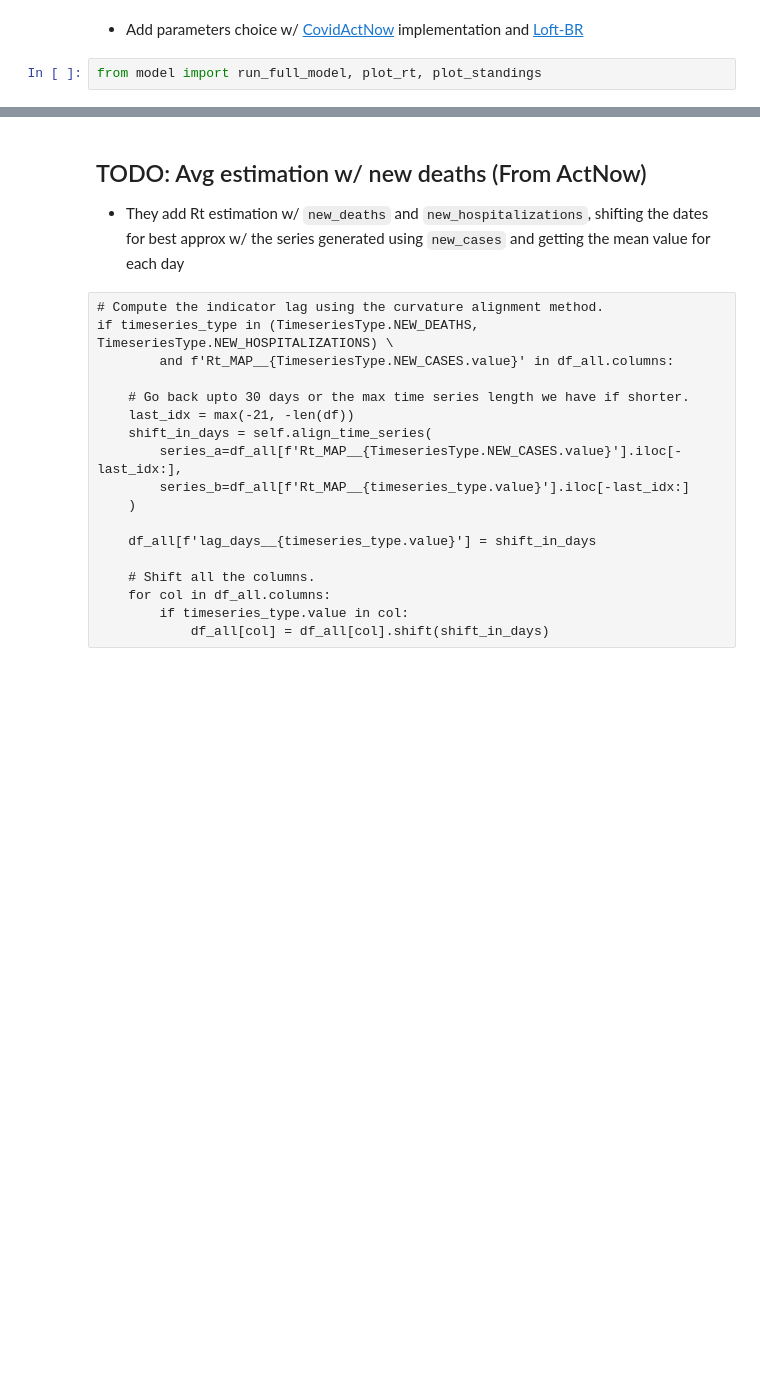
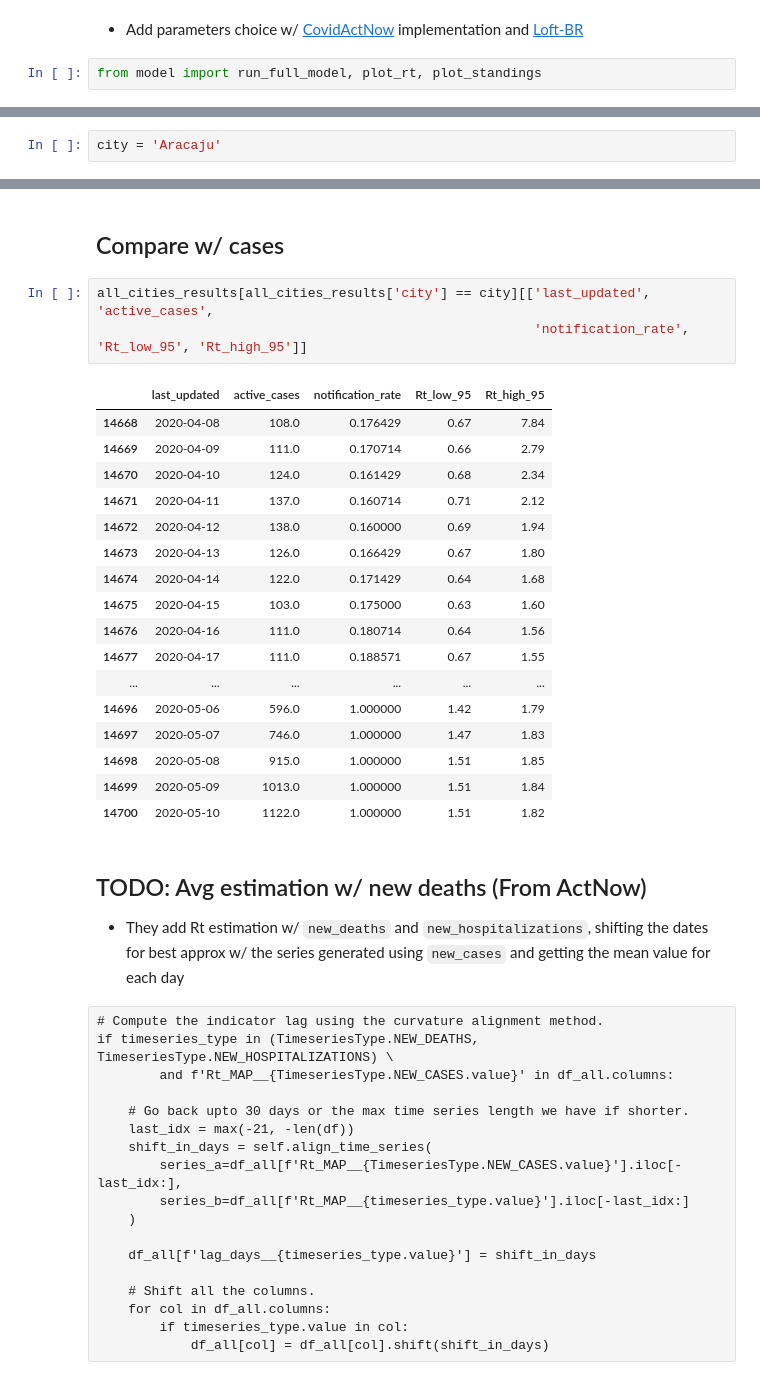
Before and after one commit to ImpulsoGov/coronacidades-datasource, a Jupyter notebook: notebooks/estimate_reproduction_number.ipynb, the cells around one changed output, grey strips where cells are left out. Drawn from its saved outputs; the diff is of its cells as text; blank space fills up the shorter version.

```diff
--- a/notebooks/estimate_reproduction_number.ipynb
+++ b/notebooks/estimate_reproduction_number.ipynb
@@ -329,0 +387,2 @@ plot_rt_states(loft_results.set_index(['date', 'state']))
+# %%
+city = 'Aracaju'
@@ -330,3 +394,26 @@ plot_rt_states(loft_results.set_index(['date', 'state']))
+# %% [markdown]
+## Compare w/ cases
+# %%
+all_cities_results[all_cities_results['city'] == city][['last_updated', 'active_cases',
+                                                        'notification_rate', 'Rt_low_95', 'Rt_high_95']]
+# %% [output]
+|  | last_updated | active_cases | notification_rate | Rt_low_95 | Rt_high_95 |
+| 14668 | 2020-04-08 | 108.0 | 0.176429 | 0.67 | 7.84 |
+| 14669 | 2020-04-09 | 111.0 | 0.170714 | 0.66 | 2.79 |
+| 14670 | 2020-04-10 | 124.0 | 0.161429 | 0.68 | 2.34 |
+| 14671 | 2020-04-11 | 137.0 | 0.160714 | 0.71 | 2.12 |
+| 14672 | 2020-04-12 | 138.0 | 0.160000 | 0.69 | 1.94 |
+| 14673 | 2020-04-13 | 126.0 | 0.166429 | 0.67 | 1.80 |
+| 14674 | 2020-04-14 | 122.0 | 0.171429 | 0.64 | 1.68 |
+| 14675 | 2020-04-15 | 103.0 | 0.175000 | 0.63 | 1.60 |
+| 14676 | 2020-04-16 | 111.0 | 0.180714 | 0.64 | 1.56 |
+| 14677 | 2020-04-17 | 111.0 | 0.188571 | 0.67 | 1.55 |
+| ... | ... | ... | ... | ... | ... |
+| 14696 | 2020-05-06 | 596.0 | 1.000000 | 1.42 | 1.79 |
+| 14697 | 2020-05-07 | 746.0 | 1.000000 | 1.47 | 1.83 |
+| 14698 | 2020-05-08 | 915.0 | 1.000000 | 1.51 | 1.85 |
+| 14699 | 2020-05-09 | 1013.0 | 1.000000 | 1.51 | 1.84 |
+| 14700 | 2020-05-10 | 1122.0 | 1.000000 | 1.51 | 1.82 |
 # %% [markdown]
 ## TODO: Avg estimation w/ new deaths (From ActNow)
 
```
Also changed, not shown: parts of 87 cells of this notebook, 2 other files.
